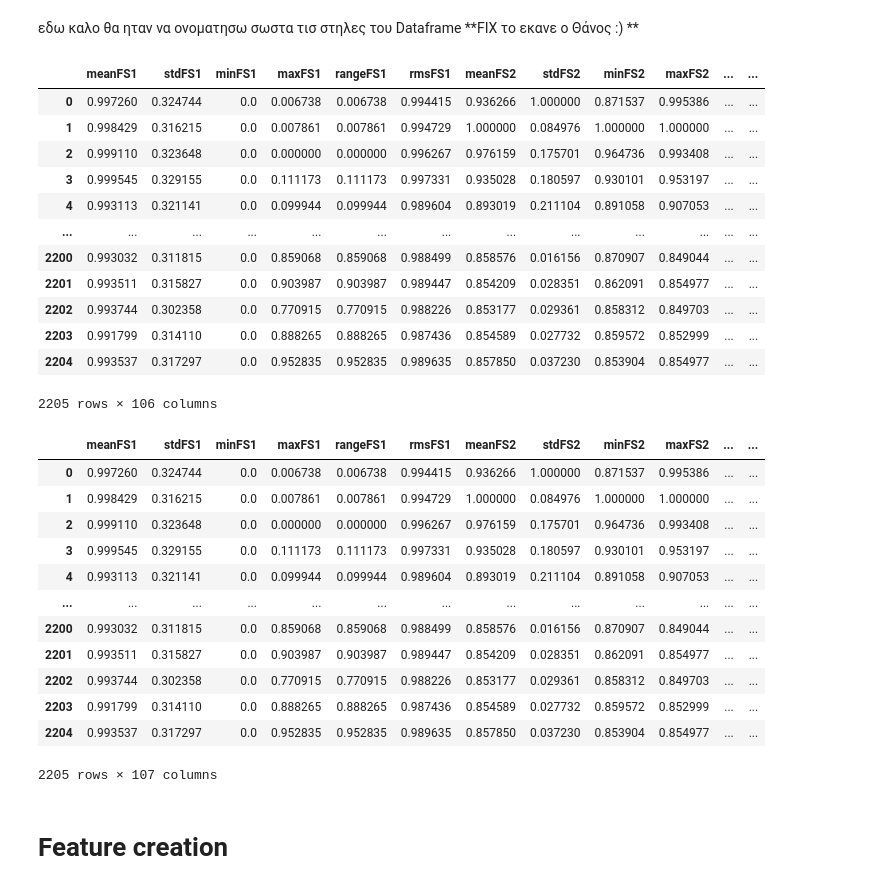
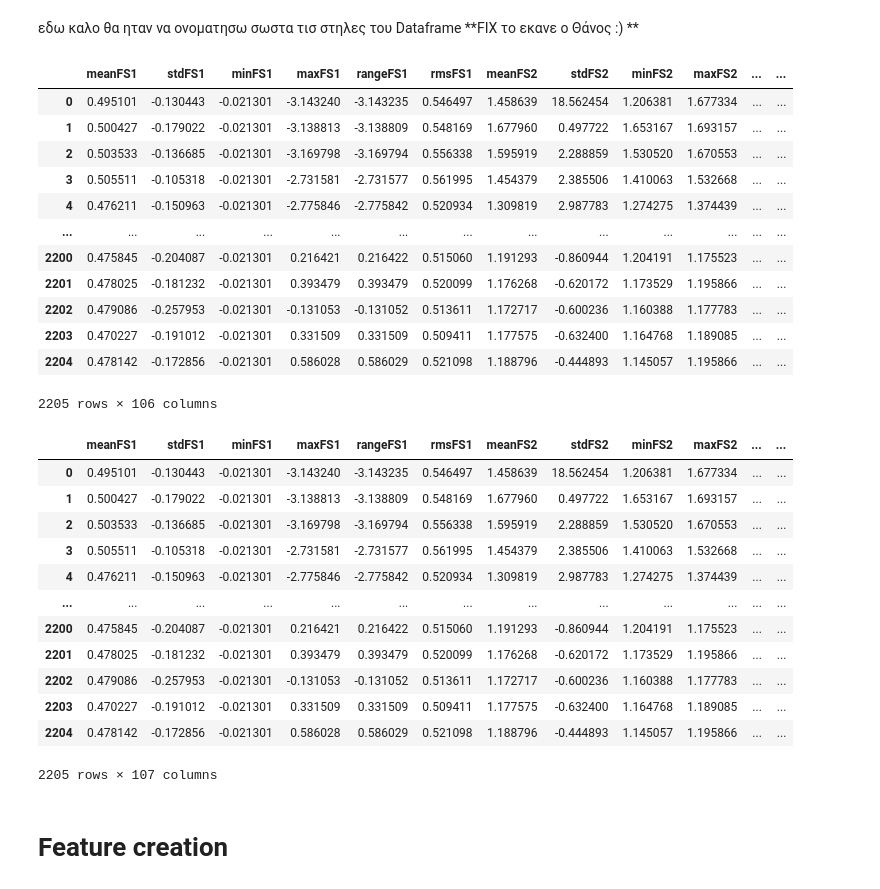
Before and after one commit to RealThanosP/pred-main-mod, a Jupyter notebook: Model_training_v0.1.ipynb, the cells around one changed output. Saved outputs shown, nothing was run; the diff lists cells and outputs as text; code cells hidden in the pictures.

```diff
--- a/Model_training_v0.1.ipynb
+++ b/Model_training_v0.1.ipynb
@@ -241,24 +241,24 @@ data_for_scalling
 **FIX το εκανε ο Θάνος :) **
 # %%
 from sklearn.preprocessing import MinMaxScaler
-scaler = MinMaxScaler()
+scaler = StandardScaler()
 
 scaled_data = scaler.fit_transform(data_for_scalling)
 scaled_data_dtset = pd.DataFrame(scaled_data, columns=data_for_scalling.columns) # Just a columns argument needed
 scaled_data_dtset
 # %% [output]
 |  | meanFS1 | stdFS1 | minFS1 | maxFS1 | rangeFS1 | rmsFS1 | meanFS2 | stdFS2 | minFS2 | maxFS2 | ... | ... |
-| 0 | 0.997260 | 0.324744 | 0.0 | 0.006738 | 0.006738 | 0.994415 | 0.936266 | 1.000000 | 0.871537 | 0.995386 | ... | ... |
-| 1 | 0.998429 | 0.316215 | 0.0 | 0.007861 | 0.007861 | 0.994729 | 1.000000 | 0.084976 | 1.000000 | 1.000000 | ... | ... |
-| 2 | 0.999110 | 0.323648 | 0.0 | 0.000000 | 0.000000 | 0.996267 | 0.976159 | 0.175701 | 0.964736 | 0.993408 | ... | ... |
-| 3 | 0.999545 | 0.329155 | 0.0 | 0.111173 | 0.111173 | 0.997331 | 0.935028 | 0.180597 | 0.930101 | 0.953197 | ... | ... |
-| 4 | 0.993113 | 0.321141 | 0.0 | 0.099944 | 0.099944 | 0.989604 | 0.893019 | 0.211104 | 0.891058 | 0.907053 | ... | ... |
+| 0 | 0.495101 | -0.130443 | -0.021301 | -3.143240 | -3.143235 | 0.546497 | 1.458639 | 18.562454 | 1.206381 | 1.677334 | ... | ... |
+| 1 | 0.500427 | -0.179022 | -0.021301 | -3.138813 | -3.138809 | 0.548169 | 1.677960 | 0.497722 | 1.653167 | 1.693157 | ... | ... |
+| 2 | 0.503533 | -0.136685 | -0.021301 | -3.169798 | -3.169794 | 0.556338 | 1.595919 | 2.288859 | 1.530520 | 1.670553 | ... | ... |
+| 3 | 0.505511 | -0.105318 | -0.021301 | -2.731581 | -2.731577 | 0.561995 | 1.454379 | 2.385506 | 1.410063 | 1.532668 | ... | ... |
+| 4 | 0.476211 | -0.150963 | -0.021301 | -2.775846 | -2.775842 | 0.520934 | 1.309819 | 2.987783 | 1.274275 | 1.374439 | ... | ... |
 | ... | ... | ... | ... | ... | ... | ... | ... | ... | ... | ... | ... | ... |
-| 2200 | 0.993032 | 0.311815 | 0.0 | 0.859068 | 0.859068 | 0.988499 | 0.858576 | 0.016156 | 0.870907 | 0.849044 | ... | ... |
-| 2201 | 0.993511 | 0.315827 | 0.0 | 0.903987 | 0.903987 | 0.989447 | 0.854209 | 0.028351 | 0.862091 | 0.854977 | ... | ... |
-| 2202 | 0.993744 | 0.302358 | 0.0 | 0.770915 | 0.770915 | 0.988226 | 0.853177 | 0.029361 | 0.858312 | 0.849703 | ... | ... |
-| 2203 | 0.991799 | 0.314110 | 0.0 | 0.888265 | 0.888265 | 0.987436 | 0.854589 | 0.027732 | 0.859572 | 0.852999 | ... | ... |
-| 2204 | 0.993537 | 0.317297 | 0.0 | 0.952835 | 0.952835 | 0.989635 | 0.857850 | 0.037230 | 0.853904 | 0.854977 | ... | ... |
+| 2200 | 0.475845 | -0.204087 | -0.021301 | 0.216421 | 0.216422 | 0.515060 | 1.191293 | -0.860944 | 1.204191 | 1.175523 | ... | ... |
+| 2201 | 0.478025 | -0.181232 | -0.021301 | 0.393479 | 0.393479 | 0.520099 | 1.176268 | -0.620172 | 1.173529 | 1.195866 | ... | ... |
+| 2202 | 0.479086 | -0.257953 | -0.021301 | -0.131053 | -0.131052 | 0.513611 | 1.172717 | -0.600236 | 1.160388 | 1.177783 | ... | ... |
+| 2203 | 0.470227 | -0.191012 | -0.021301 | 0.331509 | 0.331509 | 0.509411 | 1.177575 | -0.632400 | 1.164768 | 1.189085 | ... | ... |
+| 2204 | 0.478142 | -0.172856 | -0.021301 | 0.586028 | 0.586029 | 0.521098 | 1.188796 | -0.444893 | 1.145057 | 1.195866 | ... | ... |
 2205 rows × 106 columns
 # %%
 profile_last_column = profile.iloc[:, -1]
@@ -266,17 +266,17 @@ total_data = pd.concat([scaled_data_dtset, profile_last_column], axis = 1)
 total_data
 # %% [output]
 |  | meanFS1 | stdFS1 | minFS1 | maxFS1 | rangeFS1 | rmsFS1 | meanFS2 | stdFS2 | minFS2 | maxFS2 | ... | ... |
-| 0 | 0.997260 | 0.324744 | 0.0 | 0.006738 | 0.006738 | 0.994415 | 0.936266 | 1.000000 | 0.871537 | 0.995386 | ... | ... |
-| 1 | 0.998429 | 0.316215 | 0.0 | 0.007861 | 0.007861 | 0.994729 | 1.000000 | 0.084976 | 1.000000 | 1.000000 | ... | ... |
-| 2 | 0.999110 | 0.323648 | 0.0 | 0.000000 | 0.000000 | 0.996267 | 0.976159 | 0.175701 | 0.964736 | 0.993408 | ... | ... |
-| 3 | 0.999545 | 0.329155 | 0.0 | 0.111173 | 0.111173 | 0.997331 | 0.935028 | 0.180597 | 0.930101 | 0.953197 | ... | ... |
-| 4 | 0.993113 | 0.321141 | 0.0 | 0.099944 | 0.099944 | 0.989604 | 0.893019 | 0.211104 | 0.891058 | 0.907053 | ... | ... |
+| 0 | 0.495101 | -0.130443 | -0.021301 | -3.143240 | -3.143235 | 0.546497 | 1.458639 | 18.562454 | 1.206381 | 1.677334 | ... | ... |
+| 1 | 0.500427 | -0.179022 | -0.021301 | -3.138813 | -3.138809 | 0.548169 | 1.677960 | 0.497722 | 1.653167 | 1.693157 | ... | ... |
+| 2 | 0.503533 | -0.136685 | -0.021301 | -3.169798 | -3.169794 | 0.556338 | 1.595919 | 2.288859 | 1.530520 | 1.670553 | ... | ... |
+| 3 | 0.505511 | -0.105318 | -0.021301 | -2.731581 | -2.731577 | 0.561995 | 1.454379 | 2.385506 | 1.410063 | 1.532668 | ... | ... |
+| 4 | 0.476211 | -0.150963 | -0.021301 | -2.775846 | -2.775842 | 0.520934 | 1.309819 | 2.987783 | 1.274275 | 1.374439 | ... | ... |
 | ... | ... | ... | ... | ... | ... | ... | ... | ... | ... | ... | ... | ... |
-| 2200 | 0.993032 | 0.311815 | 0.0 | 0.859068 | 0.859068 | 0.988499 | 0.858576 | 0.016156 | 0.870907 | 0.849044 | ... | ... |
-| 2201 | 0.993511 | 0.315827 | 0.0 | 0.903987 | 0.903987 | 0.989447 | 0.854209 | 0.028351 | 0.862091 | 0.854977 | ... | ... |
-| 2202 | 0.993744 | 0.302358 | 0.0 | 0.770915 | 0.770915 | 0.988226 | 0.853177 | 0.029361 | 0.858312 | 0.849703 | ... | ... |
-| 2203 | 0.991799 | 0.314110 | 0.0 | 0.888265 | 0.888265 | 0.987436 | 0.854589 | 0.027732 | 0.859572 | 0.852999 | ... | ... |
-| 2204 | 0.993537 | 0.317297 | 0.0 | 0.952835 | 0.952835 | 0.989635 | 0.857850 | 0.037230 | 0.853904 | 0.854977 | ... | ... |
+| 2200 | 0.475845 | -0.204087 | -0.021301 | 0.216421 | 0.216422 | 0.515060 | 1.191293 | -0.860944 | 1.204191 | 1.175523 | ... | ... |
+| 2201 | 0.478025 | -0.181232 | -0.021301 | 0.393479 | 0.393479 | 0.520099 | 1.176268 | -0.620172 | 1.173529 | 1.195866 | ... | ... |
+| 2202 | 0.479086 | -0.257953 | -0.021301 | -0.131053 | -0.131052 | 0.513611 | 1.172717 | -0.600236 | 1.160388 | 1.177783 | ... | ... |
+| 2203 | 0.470227 | -0.191012 | -0.021301 | 0.331509 | 0.331509 | 0.509411 | 1.177575 | -0.632400 | 1.164768 | 1.189085 | ... | ... |
+| 2204 | 0.478142 | -0.172856 | -0.021301 | 0.586028 | 0.586029 | 0.521098 | 1.188796 | -0.444893 | 1.145057 | 1.195866 | ... | ... |
 2205 rows × 107 columns
 # %% [markdown]
 # Feature creation
```
Also changed, not shown: parts of 18 cells of this notebook.
